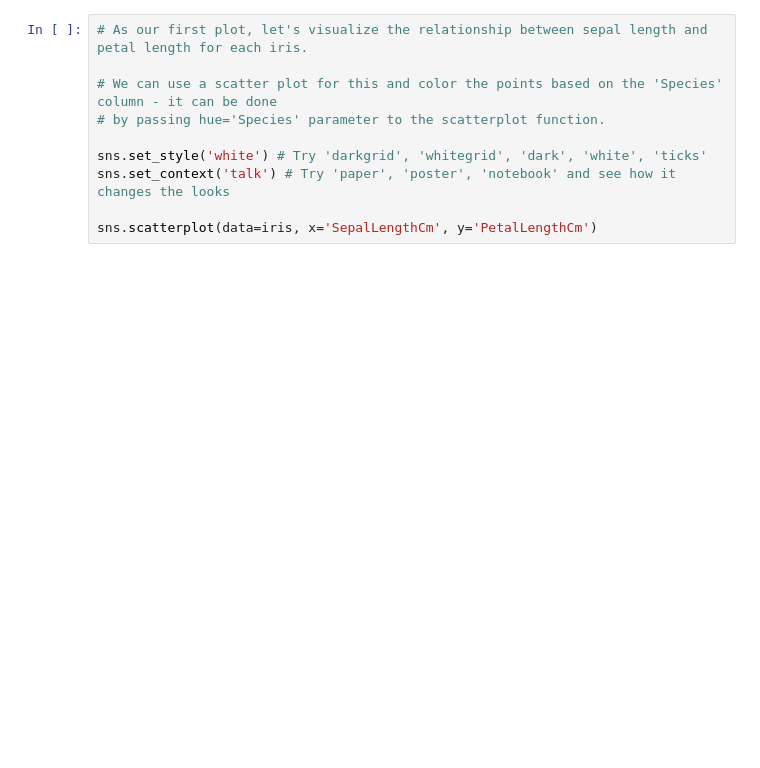
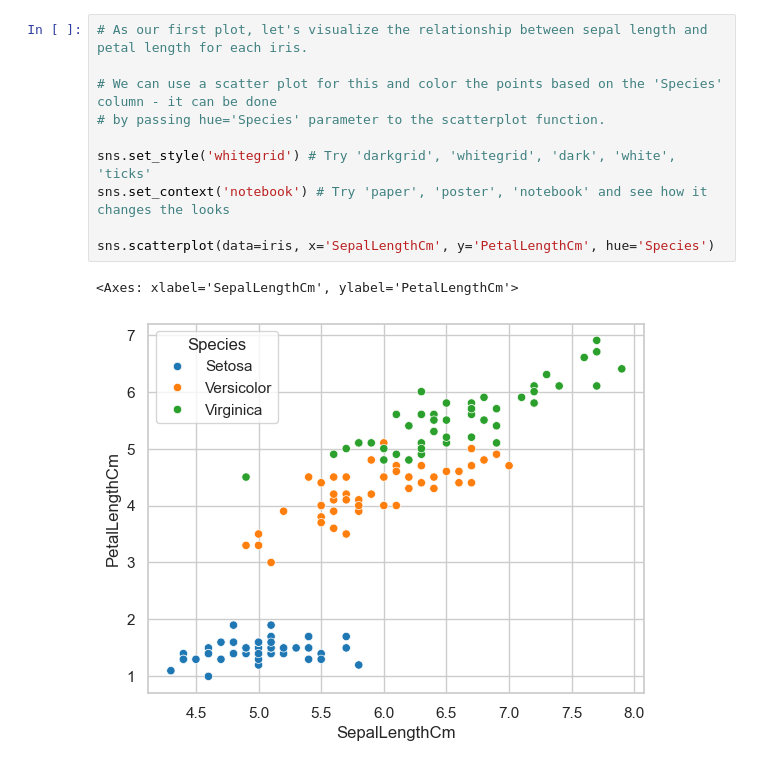
Before and after one commit to hubertrybka/pum-24, a Jupyter notebook: seaborn_intro.ipynb, the cells around one changed output. Saved outputs shown, nothing was run; the diff lists cells and outputs as text; blank space fills up the shorter version.

```diff
--- a/seaborn_intro.ipynb
+++ b/seaborn_intro.ipynb
@@ -27,13 +40,16 @@ print(varieties)
 # %%
 # As our first plot, let's visualize the relationship between sepal length and petal length for each iris.
 
 # We can use a scatter plot for this and color the points based on the 'Species' column - it can be done
 # by passing hue='Species' parameter to the scatterplot function.
 
-sns.set_style('white') # Try 'darkgrid', 'whitegrid', 'dark', 'white', 'ticks'
-sns.set_context('talk') # Try 'paper', 'poster', 'notebook' and see how it changes the looks
+sns.set_style('whitegrid') # Try 'darkgrid', 'whitegrid', 'dark', 'white', 'ticks'
+sns.set_context('notebook') # Try 'paper', 'poster', 'notebook' and see how it changes the looks
 
-sns.scatterplot(data=iris, x='SepalLengthCm', y='PetalLengthCm')
+sns.scatterplot(data=iris, x='SepalLengthCm', y='PetalLengthCm', hue='Species')
+# %% [output]
+<Axes: xlabel='SepalLengthCm', ylabel='PetalLengthCm'>
+[figure, added]
 # %%
 # We can color the points based on the 'Species' column by passing hue='Species' parameter to the scatterplot function.
 
```
Also changed, not shown: parts of 7 cells of this notebook, 2 other files.
